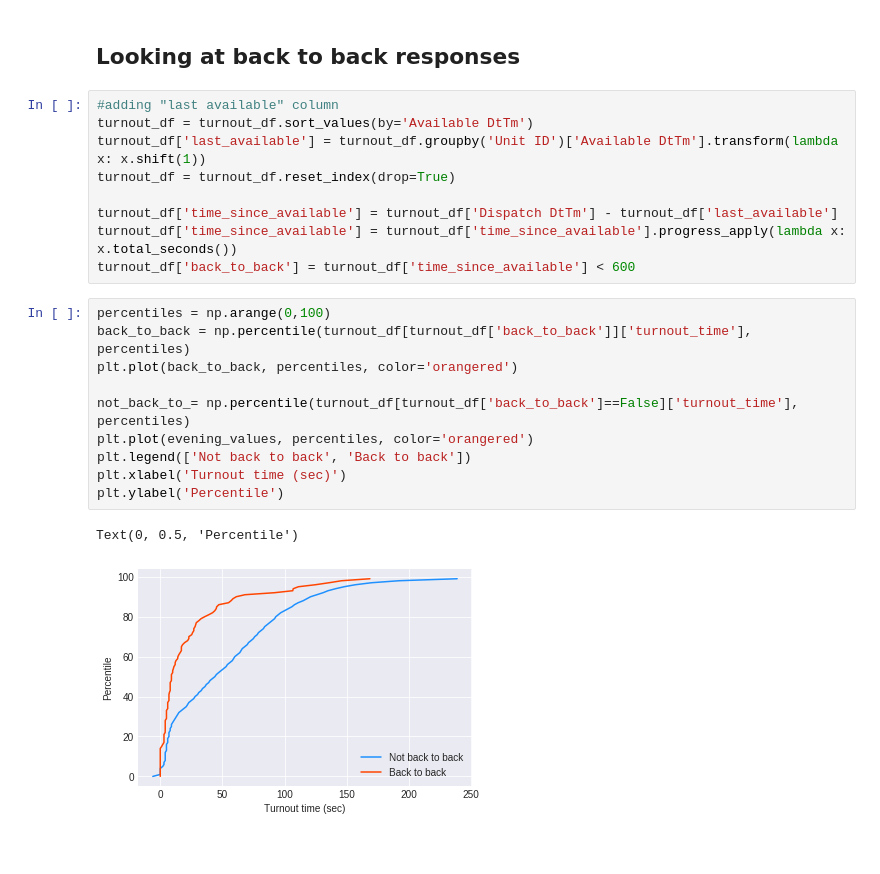
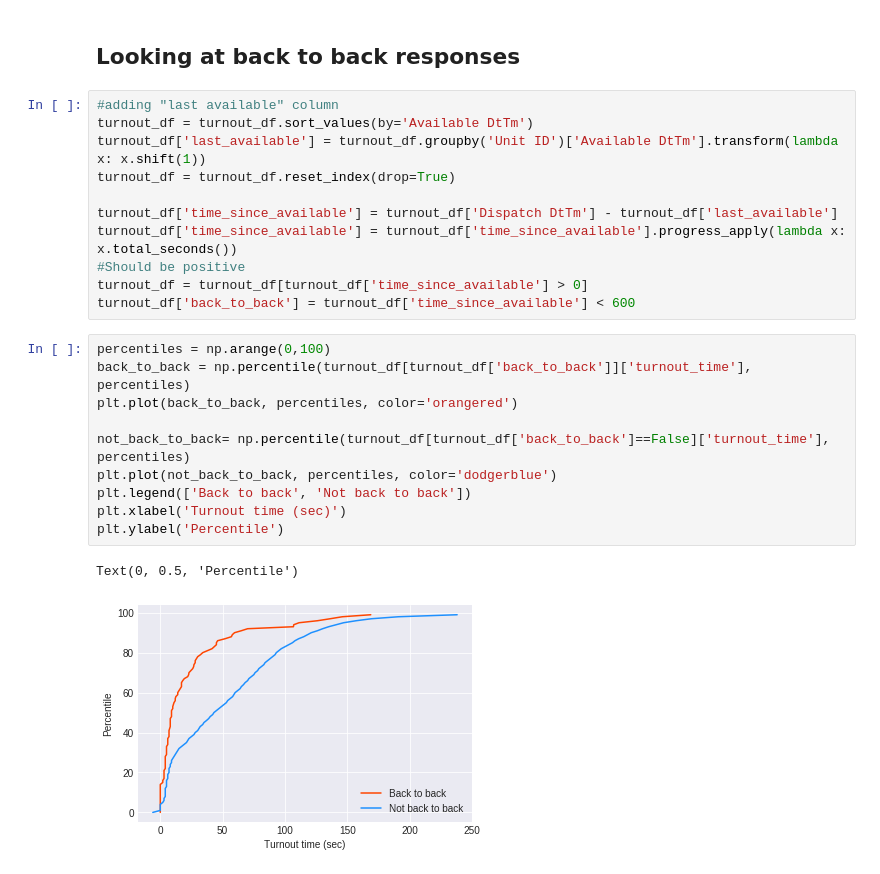
Before and after one commit to andersonad/PE_take_home, a Jupyter notebook: take_home_notebook.ipynb, the cells around one changed output. Drawn from its saved outputs; the diff is of its cells as text.

```diff
--- a/take_home_notebook.ipynb
+++ b/take_home_notebook.ipynb
@@ -117,17 +117,19 @@ turnout_df = turnout_df.reset_index(drop=True)
 
 turnout_df['time_since_available'] = turnout_df['Dispatch DtTm'] - turnout_df['last_available']
 turnout_df['time_since_available'] = turnout_df['time_since_available'].progress_apply(lambda x: x.total_seconds())
+#Should be positive
+turnout_df = turnout_df[turnout_df['time_since_available'] > 0]
 turnout_df['back_to_back'] = turnout_df['time_since_available'] < 600
 # %%
 percentiles = np.arange(0,100)
 back_to_back = np.percentile(turnout_df[turnout_df['back_to_back']]['turnout_time'], percentiles)
 plt.plot(back_to_back, percentiles, color='orangered')
 
-not_back_to_= np.percentile(turnout_df[turnout_df['back_to_back']==False]['turnout_time'], percentiles)
-plt.plot(evening_values, percentiles, color='orangered')
-plt.legend(['Not back to back', 'Back to back'])
+not_back_to_back= np.percentile(turnout_df[turnout_df['back_to_back']==False]['turnout_time'], percentiles)
+plt.plot(not_back_to_back, percentiles, color='dodgerblue')
+plt.legend(['Back to back', 'Not back to back'])
 plt.xlabel('Turnout time (sec)')
 plt.ylabel('Percentile')
 # %% [output]
 Text(0, 0.5, 'Percentile')
-[figure, old version]
+[figure, new version]
```
Also changed, not shown: parts of 6 cells of this notebook.
